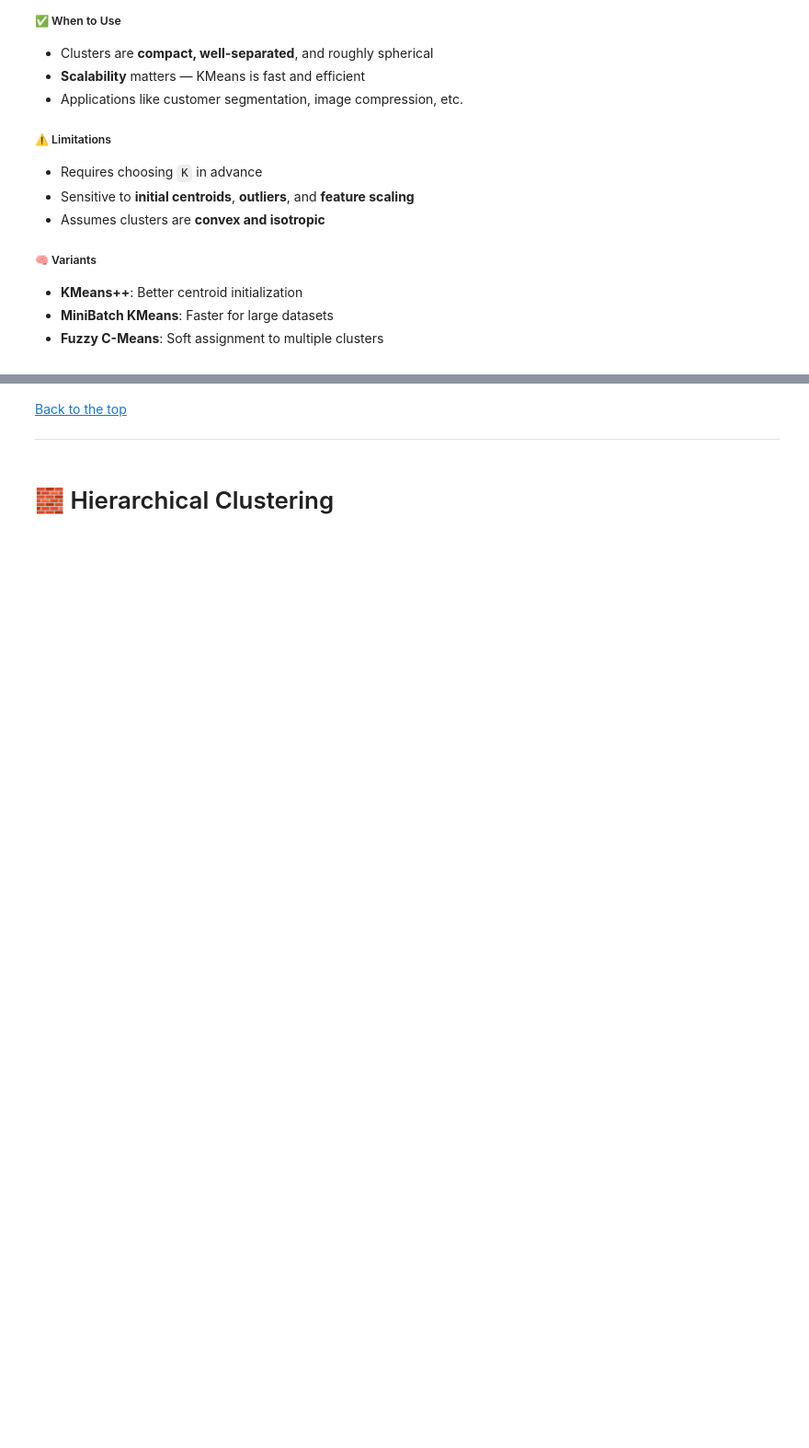
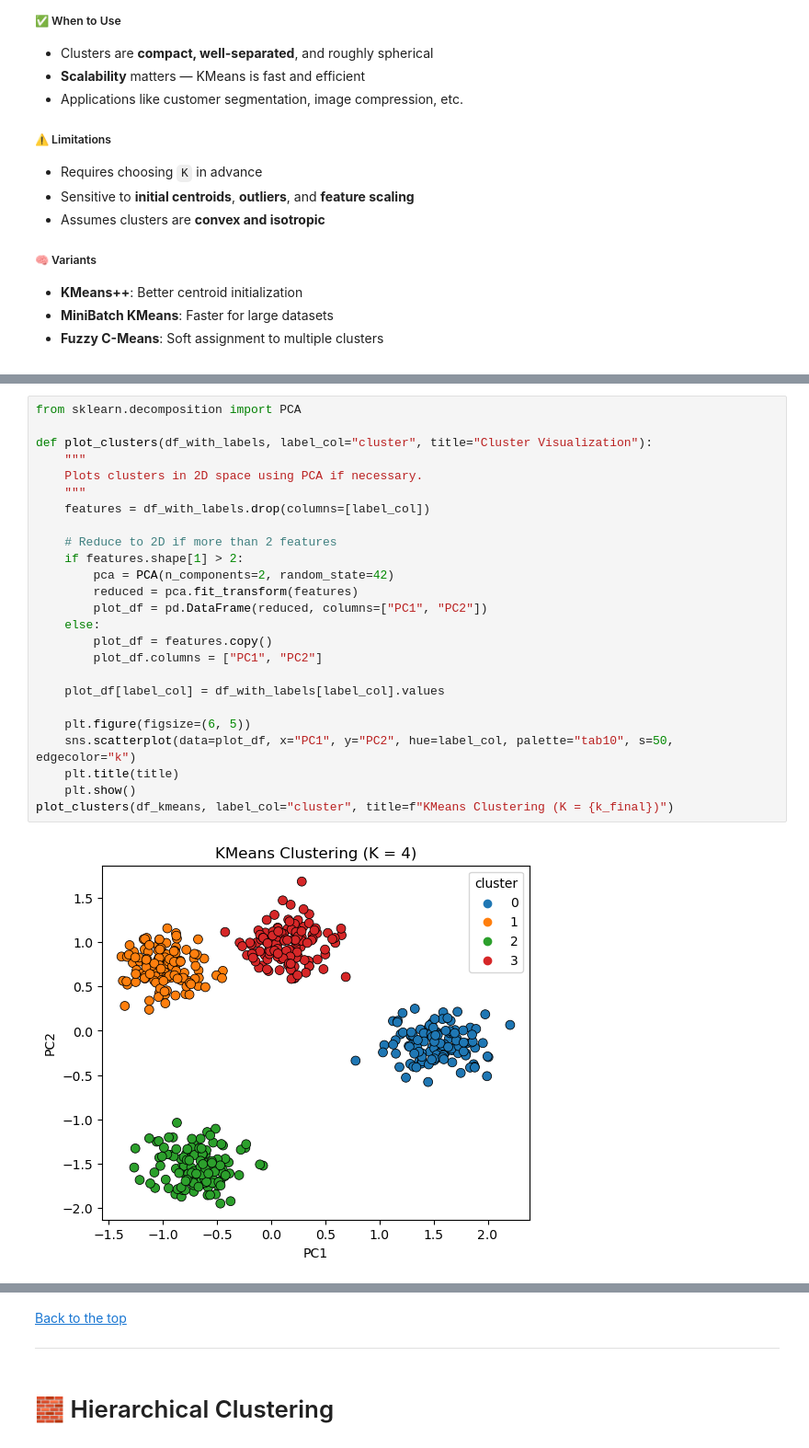
Before and after one commit to ashrithssreddy/ml-toolkit, a Jupyter notebook: Unsupervised_Learning/clustering_v2.ipynb, the cells around one changed output, grey strips where cells are left out. Shown at 92% size. Cells and saved outputs as stored; diff of their text form; folded sections open; blank space fills up the shorter version.

```diff
--- a/Unsupervised_Learning/clustering_v2.ipynb
+++ b/Unsupervised_Learning/clustering_v2.ipynb
@@ -275,0 +408,27 @@ KMeans is a **partitioning-based clustering algorithm** that groups data into `K
+# %%
+from sklearn.decomposition import PCA
+
+def plot_clusters(df_with_labels, label_col="cluster", title="Cluster Visualization"):
+    """
+    Plots clusters in 2D space using PCA if necessary.
+    """
+    features = df_with_labels.drop(columns=[label_col])
+
+    # Reduce to 2D if more than 2 features
+    if features.shape[1] > 2:
+        pca = PCA(n_components=2, random_state=42)
+        reduced = pca.fit_transform(features)
+        plot_df = pd.DataFrame(reduced, columns=["PC1", "PC2"])
+    else:
+        plot_df = features.copy()
+        plot_df.columns = ["PC1", "PC2"]
+
+    plot_df[label_col] = df_with_labels[label_col].values
+
+    plt.figure(figsize=(6, 5))
+    sns.scatterplot(data=plot_df, x="PC1", y="PC2", hue=label_col, palette="tab10", s=50, edgecolor="k")
+    plt.title(title)
+    plt.show()
+plot_clusters(df_kmeans, label_col="cluster", title=f"KMeans Clustering (K = {k_final})")
+# %% [output]
+[figure, added]
```
Also changed, not shown: parts of 12 cells of this notebook.
